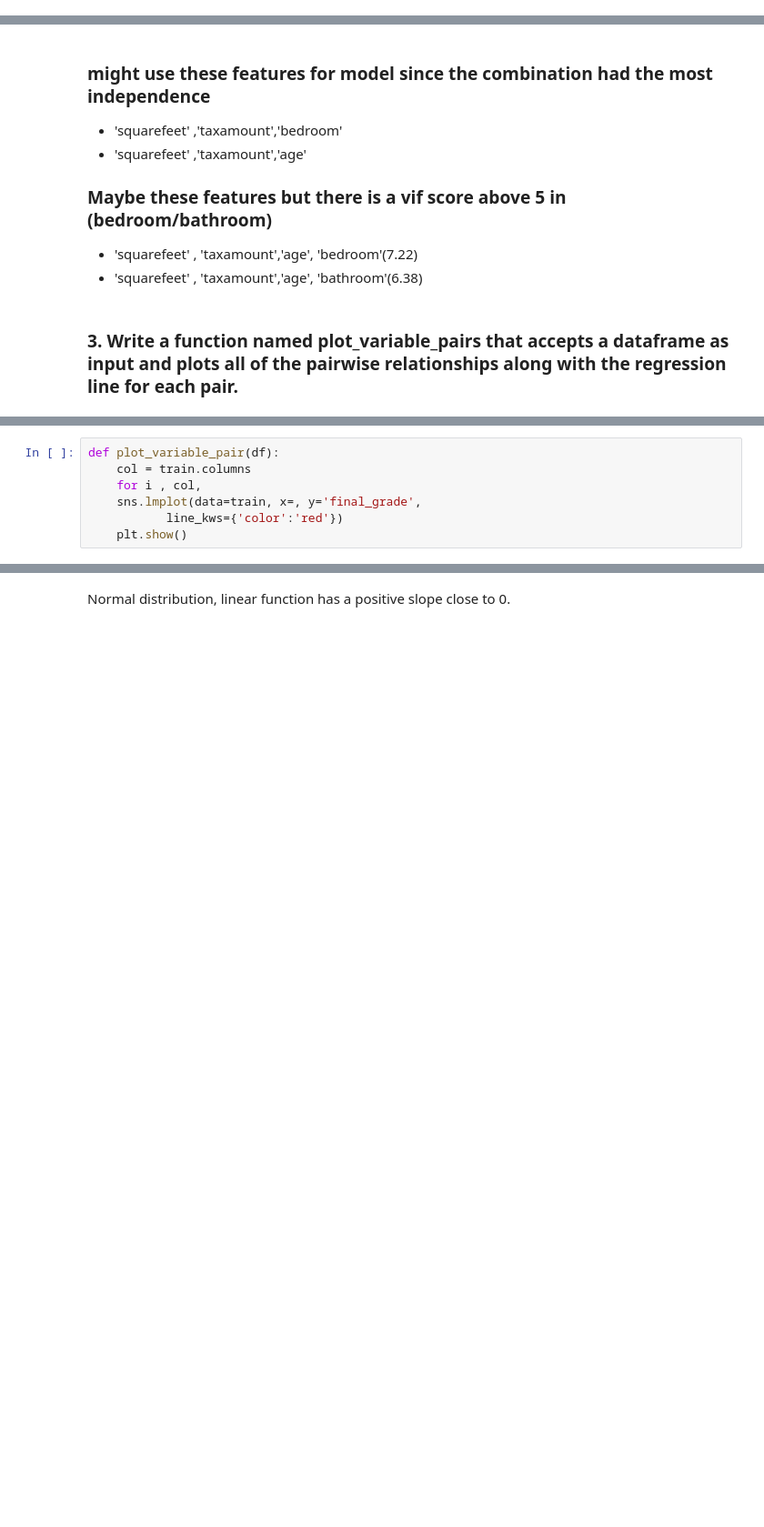
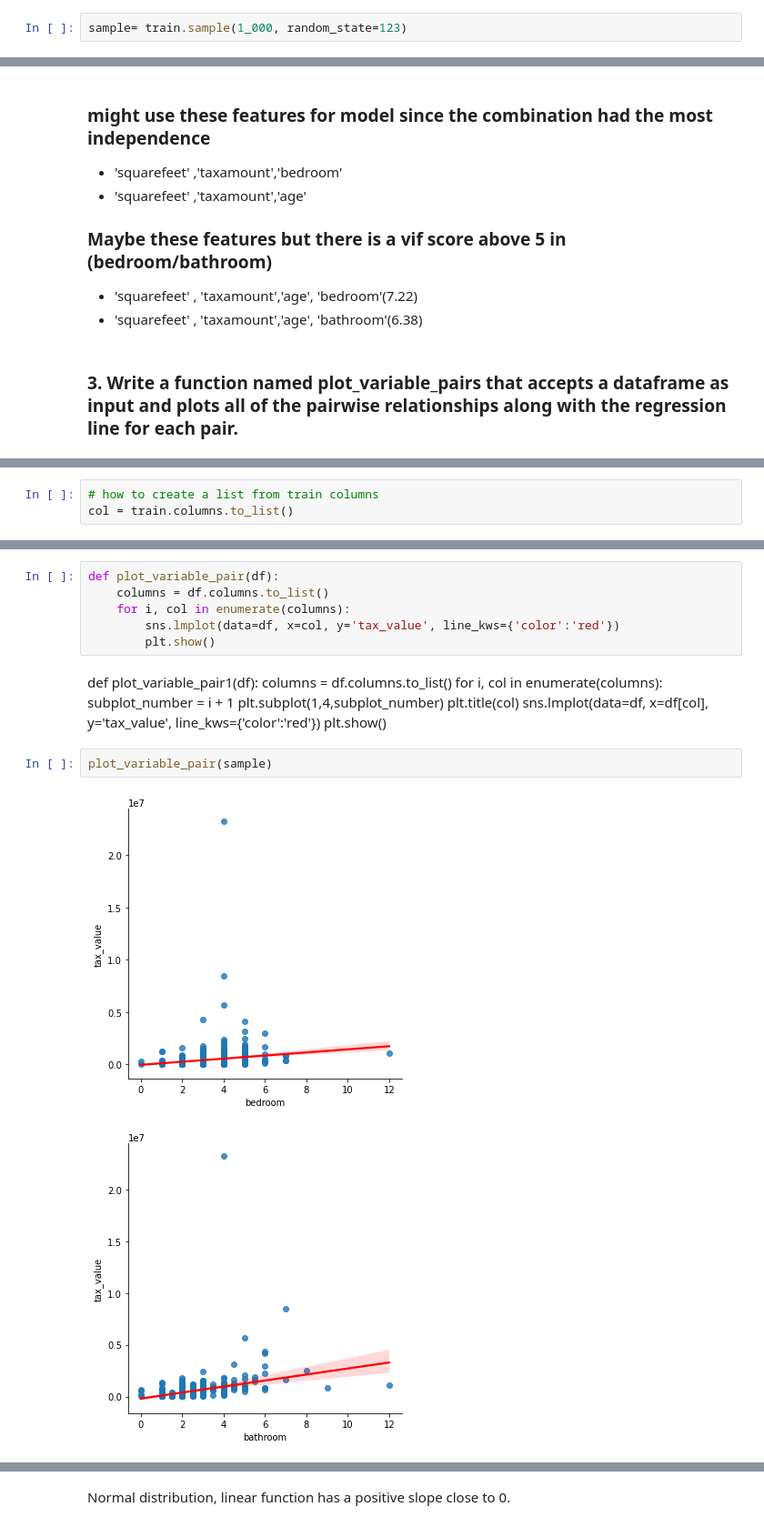
Before and after one commit to Yvette-Ibarra/regression-exercises, a Jupyter notebook: explore_zillow.ipynb, the cells around one changed output, grey strips where cells are left out. Shown at 91% size. Cells and saved outputs as stored; diff of their text form; blank space fills up the shorter version.

```diff
--- a/explore_zillow.ipynb
+++ b/explore_zillow.ipynb
@@ -92,3 +76,5 @@ train
+# %%
+sample= train.sample(1_000, random_state=123)
 # %%
 # columns of interest as potenital usage in model
 columns = ['bedroom', 'bathroom', 'squarefeet', 'yearbuilt',
@@ -209,0 +183,3 @@ Index(['bedroom', 'bathroom', 'squarefeet', 'tax_value', 'yearbuilt',
+# %%
+# how to create a list from train columns
+col = train.columns.to_list()
@@ -210,7 +207,20 @@ Index(['bedroom', 'bathroom', 'squarefeet', 'tax_value', 'yearbuilt',
 # %%
 def plot_variable_pair(df):
-    col = train.columns
-    for i , col,
-    sns.lmplot(data=train, x=, y='final_grade',
-           line_kws={'color':'red'})
-    plt.show()
+    columns = df.columns.to_list()
+    for i, col in enumerate(columns):
+        sns.lmplot(data=df, x=col, y='tax_value', line_kws={'color':'red'})
+        plt.show()
+# %% [markdown]
+def plot_variable_pair1(df):
+    columns = df.columns.to_list()
+    for i, col in enumerate(columns):
+        subplot_number = i + 1
+        plt.subplot(1,4,subplot_number)
+        plt.title(col)
+        sns.lmplot(data=df, x=df[col], y='tax_value', line_kws={'color':'red'})
+        plt.show()
+# %%
+plot_variable_pair(sample)
+# %% [output]
+[figure, added]
+[figure, added]
```
Also changed, not shown: parts of 37 cells of this notebook.
